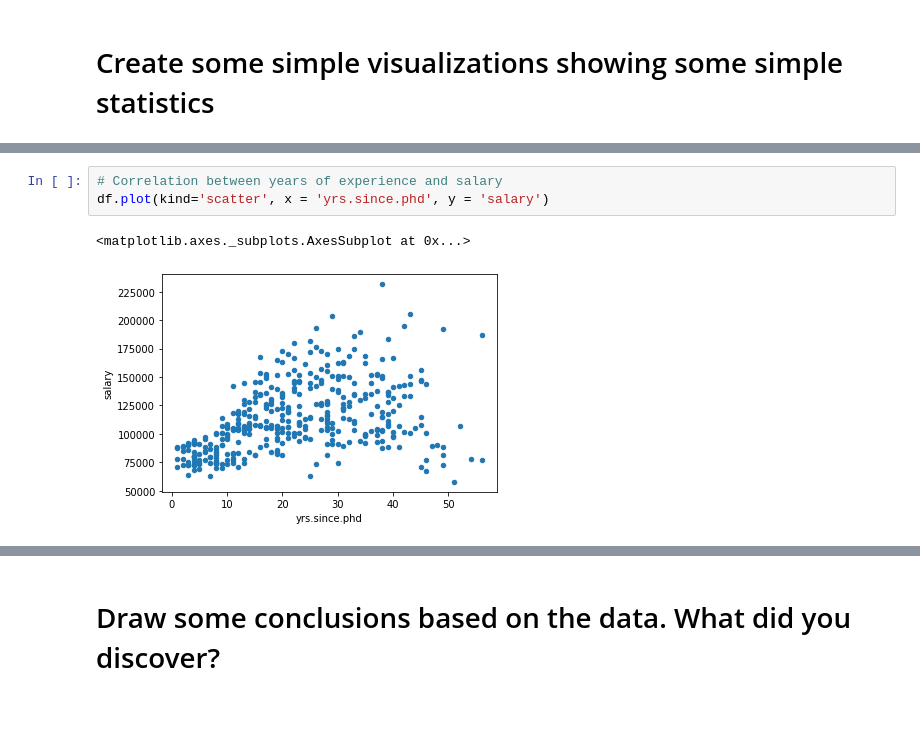
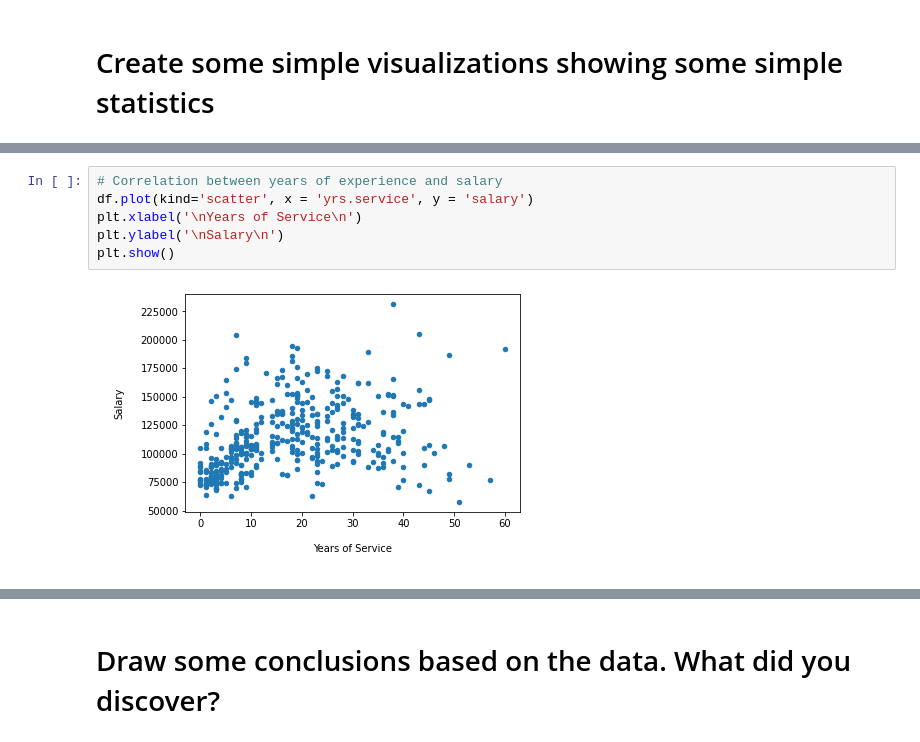
Before and after one commit to BasiraS/data_analytics, a Jupyter notebook: Python/Unit3_L2_Python_Advanced_Pandas_DataWrangling_Assignment.ipynb, the cells around one changed output, grey strips where cells are left out. Cells and saved outputs as stored; diff of their text form; blank space fills up the shorter version.

```diff
--- a/Python/Unit3_L2_Python_Advanced_Pandas_DataWrangling_Assignment.ipynb
+++ b/Python/Unit3_L2_Python_Advanced_Pandas_DataWrangling_Assignment.ipynb
@@ -244,6 +255,8 @@ df.groupby(['sex'])['salary'].mean().plot(kind='bar', figsize=(8,4), color="indi
 # %%
 # Correlation between years of experience and salary
-df.plot(kind='scatter', x = 'yrs.since.phd', y = 'salary')
+df.plot(kind='scatter', x = 'yrs.service', y = 'salary')
+plt.xlabel('\nYears of Service\n')
+plt.ylabel('\nSalary\n')
+plt.show()
 # %% [output]
-<matplotlib.axes._subplots.AxesSubplot at 0x...>
-[figure, old version]
+[figure, new version]
```
Also changed, not shown: parts of 17 cells of this notebook.
